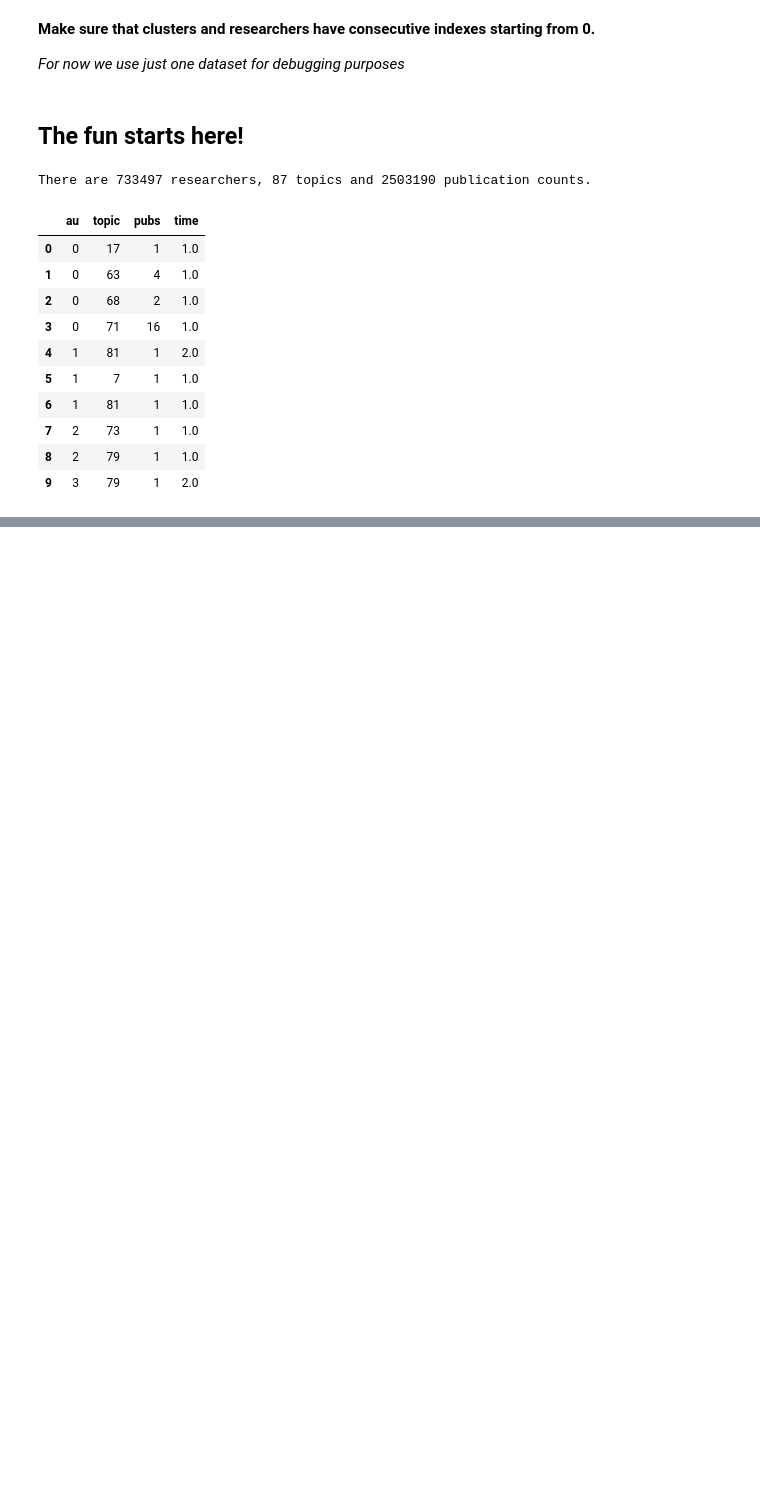
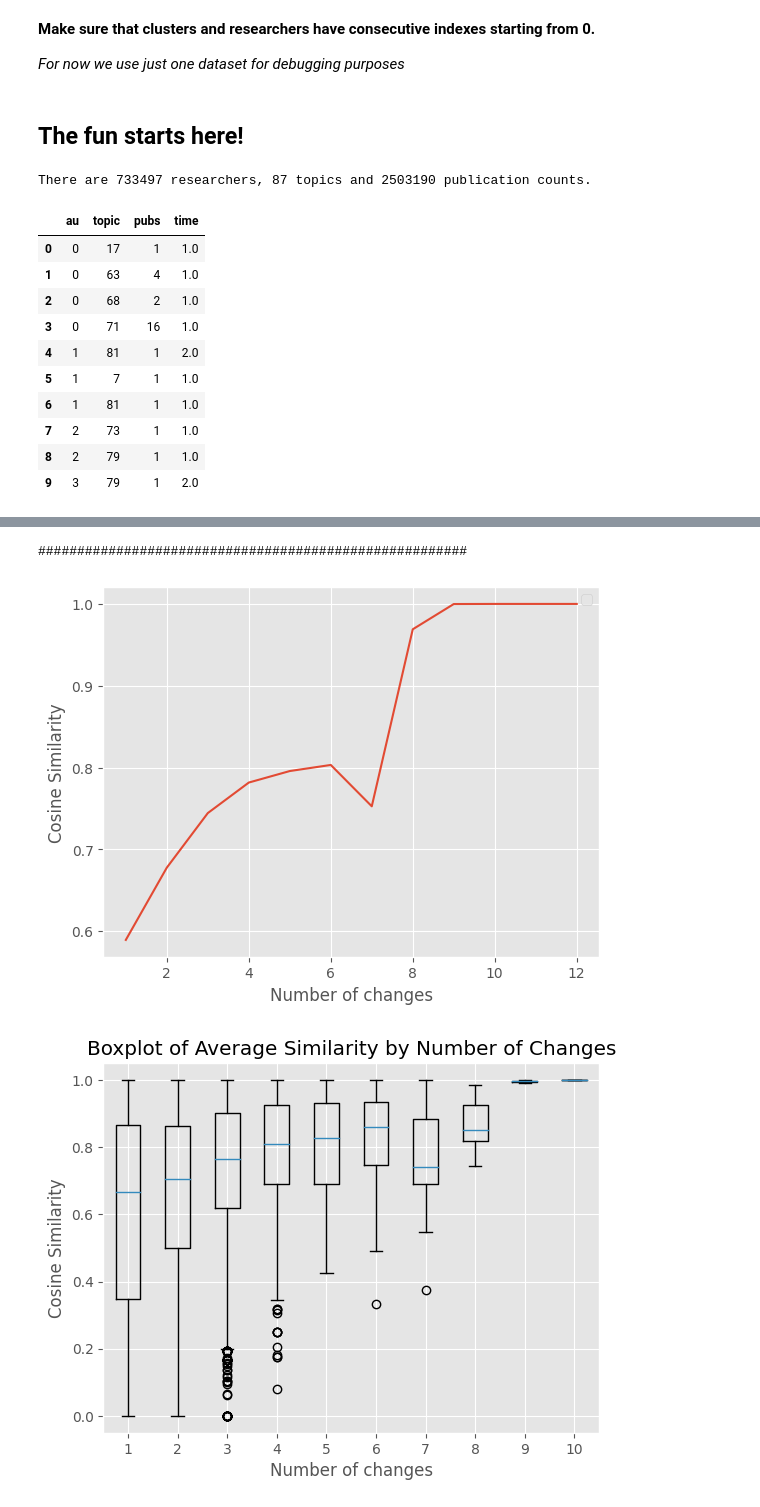
Before and after one commit to MarciaFG/scimobility, a Jupyter notebook: transformation_index_for_2007_2022.ipynb, the cells around one changed output, grey strips where cells are left out. Cells and saved outputs as stored; diff of their text form; code cells hidden in the pictures; blank space fills up the shorter version.

```diff
--- a/transformation_index_for_2007_2022.ipynb
+++ b/transformation_index_for_2007_2022.ipynb
@@ -564,0 +622,7 @@ print(similarity_df.head(20))
+# %%
+# Calculate the average cosine similarity change and the number of changes for each researcher
+summary_stats = similarity_df.groupby('researcher_id')['cosine_similarity'].agg(['mean', 'count']).reset_index()
+summary_stats.columns = ['researcher_id', 'average_similarity', 'num_changes']
+
+# Display the summary statistics
+print(summary_stats)
@@ -564,0 +661,21 @@ print(similarity_df.head(20))
+# %%
+# group by 'num_changes' and calculate the mean of 'average_similarity' column
+summary_stats_change = similarity_df.groupby('num_changes')['cosine_similarity'].agg(['mean', 'count']).reset_index()
+summary_stats_change.columns = [ 'num_changes', 'average_similarity', 'num_researchers']
+
+fig, ax = plt.subplots()
+ax.plot(summary_stats_change['num_changes'] + 1, summary_stats_change['average_similarity'])
+ax.set_xlabel('Number of changes')
+ax.set_ylabel('Cosine Similarity')
+# ax.legend(loc='best')
+
+
+# create the boxplot
+fig, ax = plt.subplots()
+ax.boxplot(summary_stats.groupby('num_changes')['average_similarity'].apply(list))
+ax.set_xlabel('Number of changes')
+ax.set_ylabel('Cosine Similarity')
+ax.set_title('Boxplot of Average Similarity by Number of Changes')
+
+plt.show()
+# %% [output]
@@ -564,0 +683,3 @@ print(similarity_df.head(20))
+#######################################################
+[figure, added]
+[figure, added]
```
Also changed, not shown: parts of 10 cells of this notebook.
